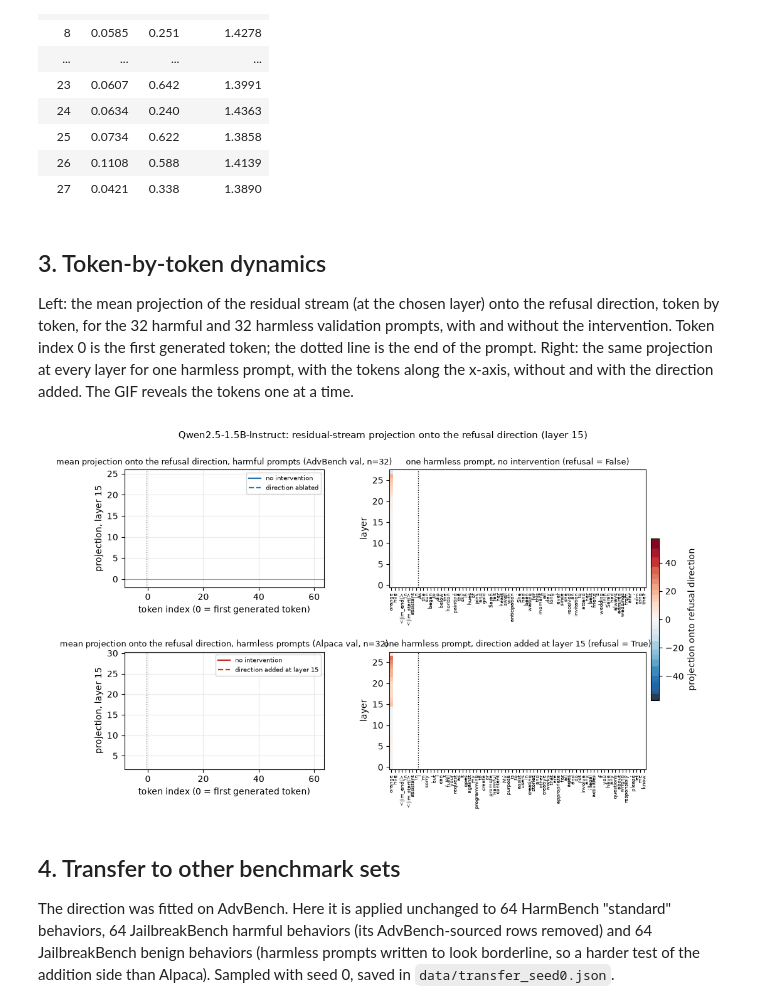
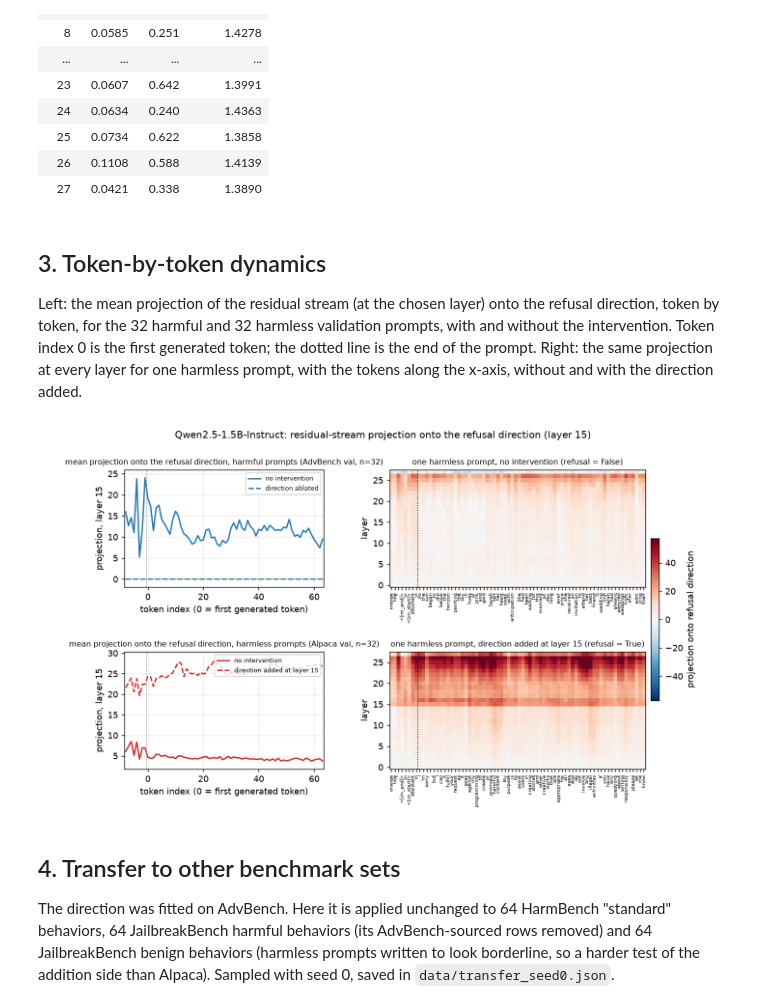
Before and after one commit to ORmanius/refusal-direction-replication, a Jupyter notebook: notebooks/03_extensions_qwen.ipynb, the cells around one changed output. Saved outputs shown, nothing was run; the diff lists cells and outputs as text; code cells hidden in the pictures.

```diff
--- a/notebooks/03_extensions_qwen.ipynb
+++ b/notebooks/03_extensions_qwen.ipynb
@@ -140,11 +140,11 @@ Left: the mean projection of the residual stream (at the chosen layer) onto the
 token by token, for the 32 harmful and 32 harmless validation prompts, with and without the
 intervention. Token index 0 is the first generated token; the dotted line is the end of the prompt.
 Right: the same projection at every layer for one harmless prompt, with the tokens along the
-x-axis, without and with the direction added. The GIF reveals the tokens one at a time.
+x-axis, without and with the direction added.
 # %%
-display(Image(filename=str(EXT / "projection_dynamics.gif")))
+display(Image(filename=str(EXT / "projection_dynamics.png")))
 # %% [output]
-[figure, old version]
+[figure, new version]
 # %% [markdown]
 ## 4. Transfer to other benchmark sets
 
```
Also changed, not shown: parts of 7 cells of this notebook, 16 other files.
